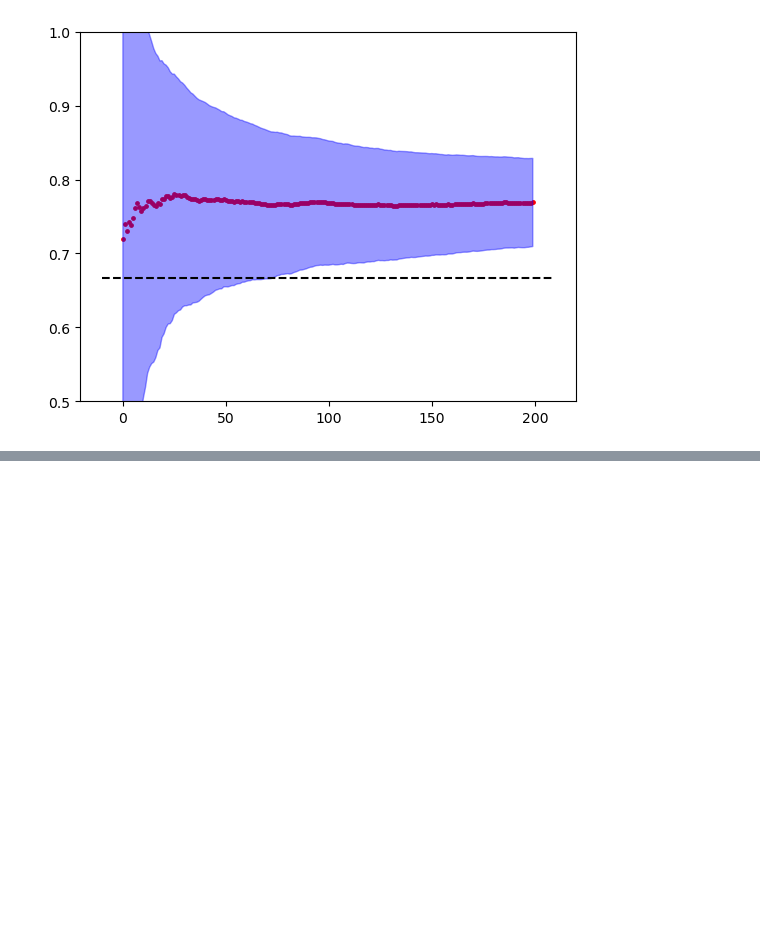
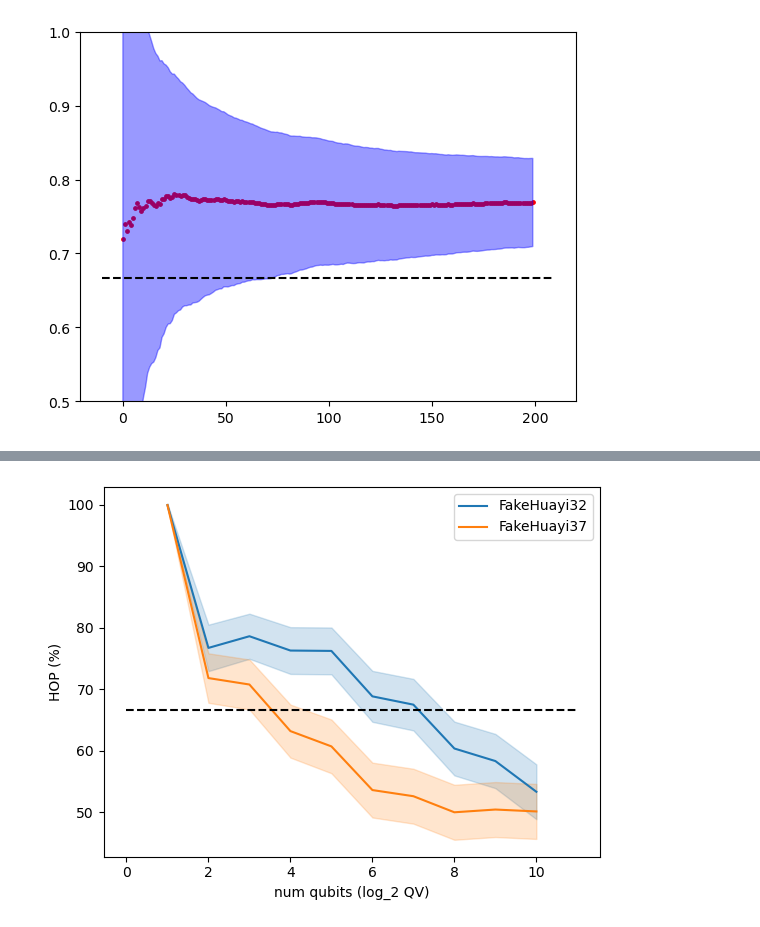
Before and after one commit to coding-xyz/huayi-providers, a Jupyter notebook: Quantum Volume.ipynb, the cells around one changed output, grey strips where cells are left out. Cells and saved outputs as stored; diff of their text form; code cells hidden in the pictures; blank space fills up the shorter version.

```diff
--- a/Quantum Volume.ipynb
+++ b/Quantum Volume.ipynb
@@ -198,17 +180,31 @@ Passed?: True
-# %%
-import numpy as np
-
-fig = plt.figure()
-
-for df in [results_32, results_37]:
-    p_hop = plt.plot(df['n_qubits'], df['HOP'])
-    p_err = plt.fill_between(df['n_qubits'],
-                             np.array(df["HOP"]) - np.array(df["2sigma"]),
-                             np.array(df["HOP"]) + np.array(df["2sigma"]),
-                             color=p_hop.get_color(), alpha=0.2)
-    plt.legend(p_hop, df['backend'])
-
-plt.hlines(2/3*100, 0, 11, color='k', linestyle='dashed' )
-plt.xlabel('num qubits (log_2 QV)')
-plt.ylabel('HOP (%)')
-plt.show()
+# %%
+# Plot some tested results
+import matplotlib.pyplot as plt
+import numpy as np
+import pandas as pd
+import json
+
+drange = range(1,11)
+
+fig = plt.figure()
+
+for backend in ["FakeHuayi32", "FakeHuayi37"]:
+    hop = []
+    h_low = []
+    h_high = []
+    for d in drange:
+        with open(f"QV_test/QV_{backend}_{d}.json", 'r') as f:
+            data = json.load(f)
+            hop.append(data['HOP'])
+            h_low.append(data['HOP'] - data['2sigma'])
+            h_high.append(data['HOP'] + data['2sigma'])
+    p_hop = plt.plot( drange, hop, label=backend )
+    p_err = plt.fill_between( drange, h_low, h_high, color=p_hop[0].get_color(), alpha=0.2)
+    plt.legend()
+
+plt.hlines(2/3*100, drange[0]-1, drange[-1]+1, color='k', linestyle='dashed' )
+plt.xlabel('num qubits (log_2 QV)')
+plt.ylabel('HOP (%)')
+plt.show()
+# %% [output]
+[figure, added]
```
Also changed, not shown: parts of 1 cell of this notebook, 48 other files.
